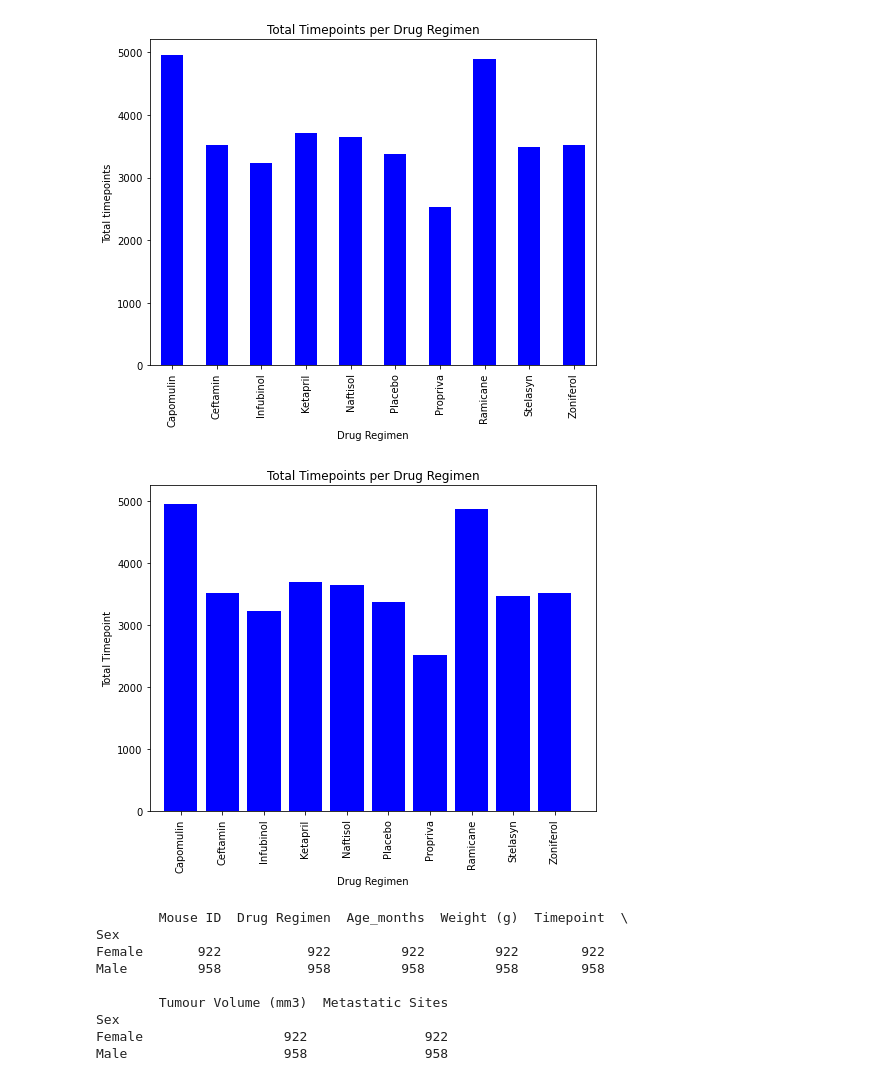
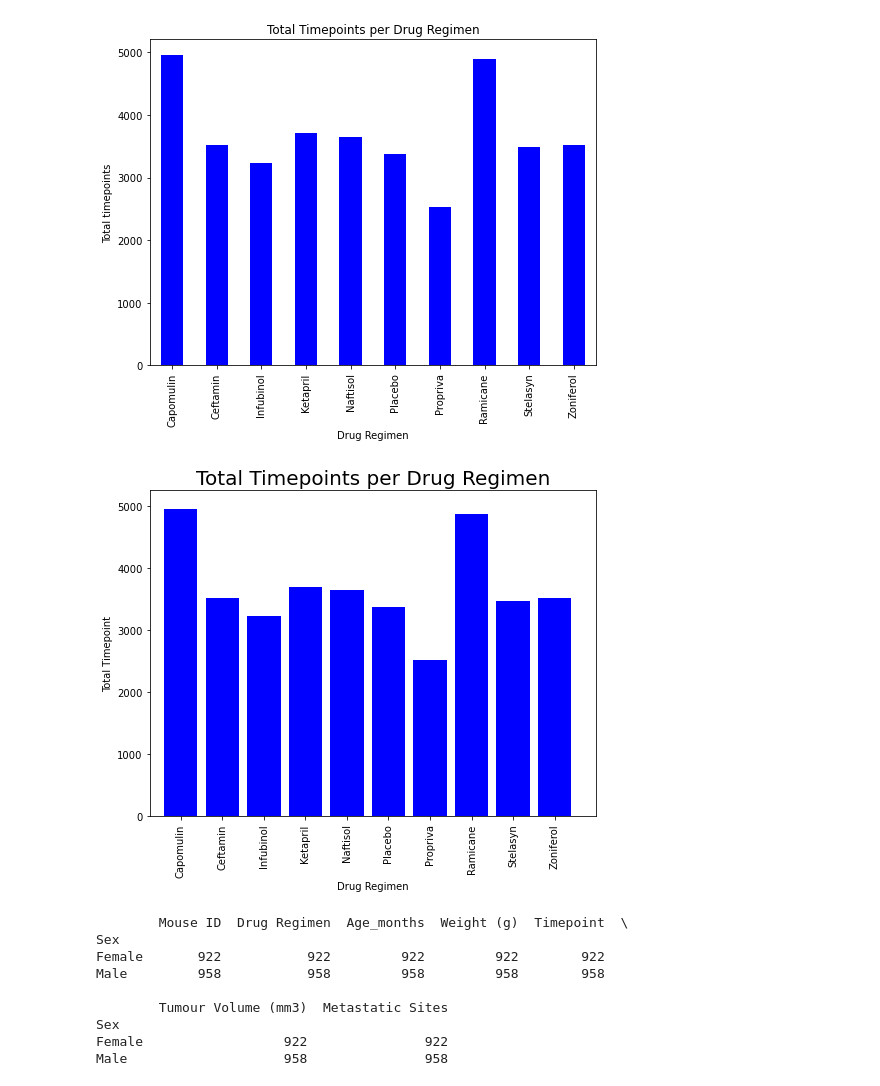
Before and after one commit to yan-ash/matplot_challenge, a Jupyter notebook: pymaceuticals_starter.ipynb, the cells around one changed output. Drawn from its saved outputs; the diff is of its cells as text; code cells hidden in the pictures.

```diff
--- a/pymaceuticals_starter.ipynb
+++ b/pymaceuticals_starter.ipynb
@@ -172,24 +172,24 @@ plt.show()
 # %%
 # Generate a bar plot showing the total number of timepoints for all mice tested for each drug regimen using pyplot.
 
 timepoints_total=drug_regimen["Timepoint"].sum()
 axis_drug=np.arange(len(drug_regimen["Drug Regimen"]))
 #print(axis_drug)
 fig1, ax1 = plt.subplots(figsize = (8, 6))
 plt.bar(axis_drug,timepoints_total,color='b',align="center")
 tick_list=drug_regimen_df.index.values.tolist()
 tick_locations=[value for value in axis_drug]
 plt.xticks(tick_locations,tick_list, rotation='vertical')
 plt.xlim(-0.75, len(axis_drug))
 plt.ylim(0, max(timepoints_total)+300)
 
-plt.title("Total Timepoints per Drug Regimen")
+plt.title("Total Timepoints per Drug Regimen",fontsize=20)
 plt.xlabel("Drug Regimen")
 plt.ylabel("Total Timepoint")
 
 plt.show()
 # %% [output]
-[figure, old version]
+[figure, new version]
 # %%
 # Generate a pie plot showing the distribution of female versus male mice using Pandas
 gender_df=mice_clean_df.groupby("Sex").count()
```
Also changed, not shown: parts of 5 cells of this notebook.
